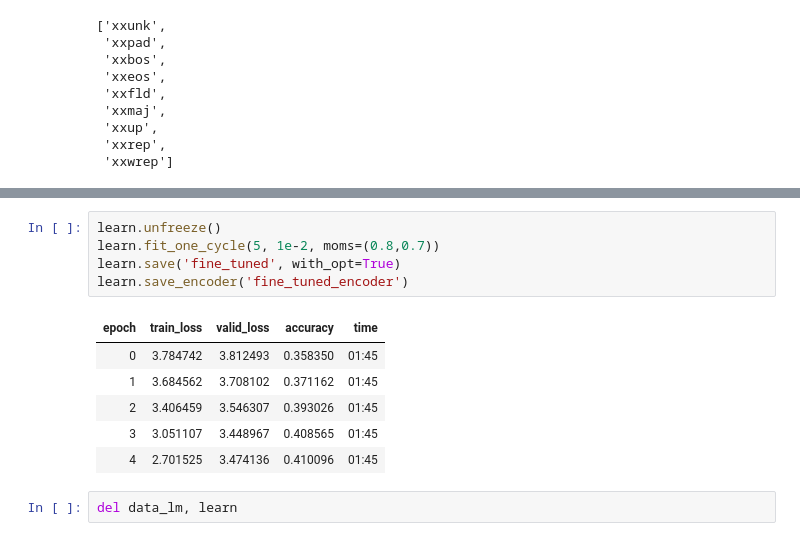
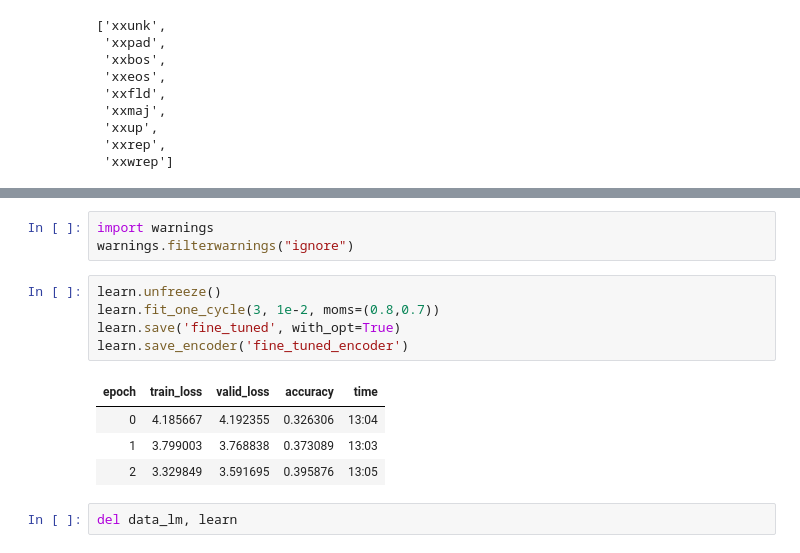
Before and after one commit to Shubhamjain27/nlp-for-telugu, a Jupyter notebook: classification/Telugu_Classification_Model.ipynb, the cells around one changed output, grey strips where cells are left out. Cells and saved outputs as stored; diff of their text form.

```diff
--- a/classification/Telugu_Classification_Model.ipynb
+++ b/classification/Telugu_Classification_Model.ipynb
@@ -147,18 +134,19 @@ x: LMTextList
     (output_dp): RNNDropout()
   )
 )], add_time=True, silent=False)
+# %%
+import warnings
+warnings.filterwarnings("ignore")
 # %%
 learn.unfreeze()
-learn.fit_one_cycle(5, 1e-2, moms=(0.8,0.7))
+learn.fit_one_cycle(3, 1e-2, moms=(0.8,0.7))
 learn.save('fine_tuned', with_opt=True)
 learn.save_encoder('fine_tuned_encoder')
 # %% [output]
 | epoch | train_loss | valid_loss | accuracy | time |
-| 0 | 3.784742 | 3.812493 | 0.358350 | 01:45 |
-| 1 | 3.684562 | 3.708102 | 0.371162 | 01:45 |
-| 2 | 3.406459 | 3.546307 | 0.393026 | 01:45 |
-| 3 | 3.051107 | 3.448967 | 0.408565 | 01:45 |
-| 4 | 2.701525 | 3.474136 | 0.410096 | 01:45 |
+| 0 | 4.185667 | 4.192355 | 0.326306 | 13:04 |
+| 1 | 3.799003 | 3.768838 | 0.373089 | 13:03 |
+| 2 | 3.329849 | 3.591695 | 0.395876 | 13:05 |
 # %%
 del data_lm, learn
 # %%
```
Also changed, not shown: parts of 21 cells of this notebook, 8 other files.
